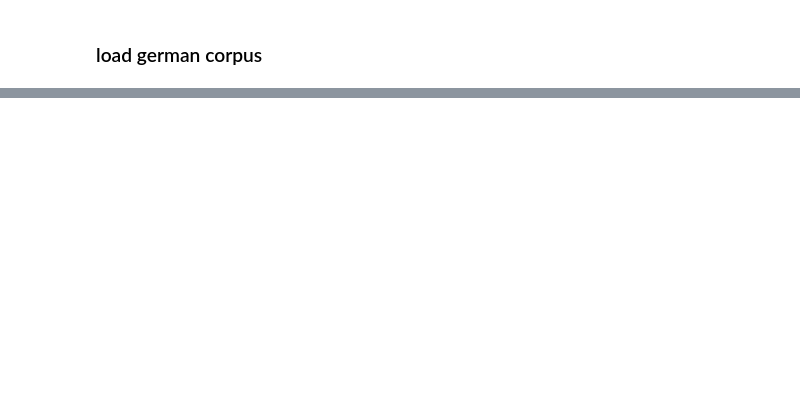
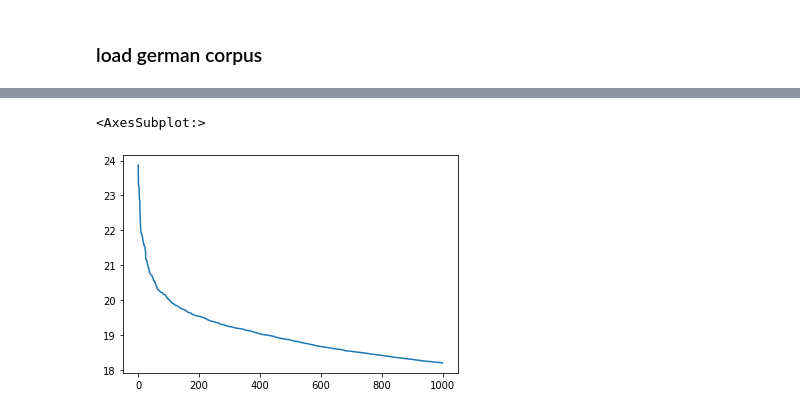
Before and after one commit to mrs-curi0sity/nlp_scripts, a Jupyter notebook: notebooks/preproc_filter_large_embeddings.ipynb, the cells around one changed output, grey strips where cells are left out. Cells and saved outputs as stored; diff of their text form; code cells hidden in the pictures; blank space fills up the shorter version.

```diff
--- a/notebooks/preproc_filter_large_embeddings.ipynb
+++ b/notebooks/preproc_filter_large_embeddings.ipynb
@@ -161,0 +99,3 @@ test.head()
+# %%
+# source: https://www.kaggle.com/rtatman/english-word-frequency, 333.333 most frequent words
+df_word_frequencies = pd.read_csv('../data/en_unigram_freq.csv')
@@ -161,0 +113,6 @@ test.head()
+# %%
+# super long tail
+np.log(df_word_frequencies['count'].iloc[:1000]).plot()
+# %% [output]
+<AxesSubplot:>
+[figure, added]
```
Also changed, not shown: parts of 44 cells of this notebook, 1 other file.
